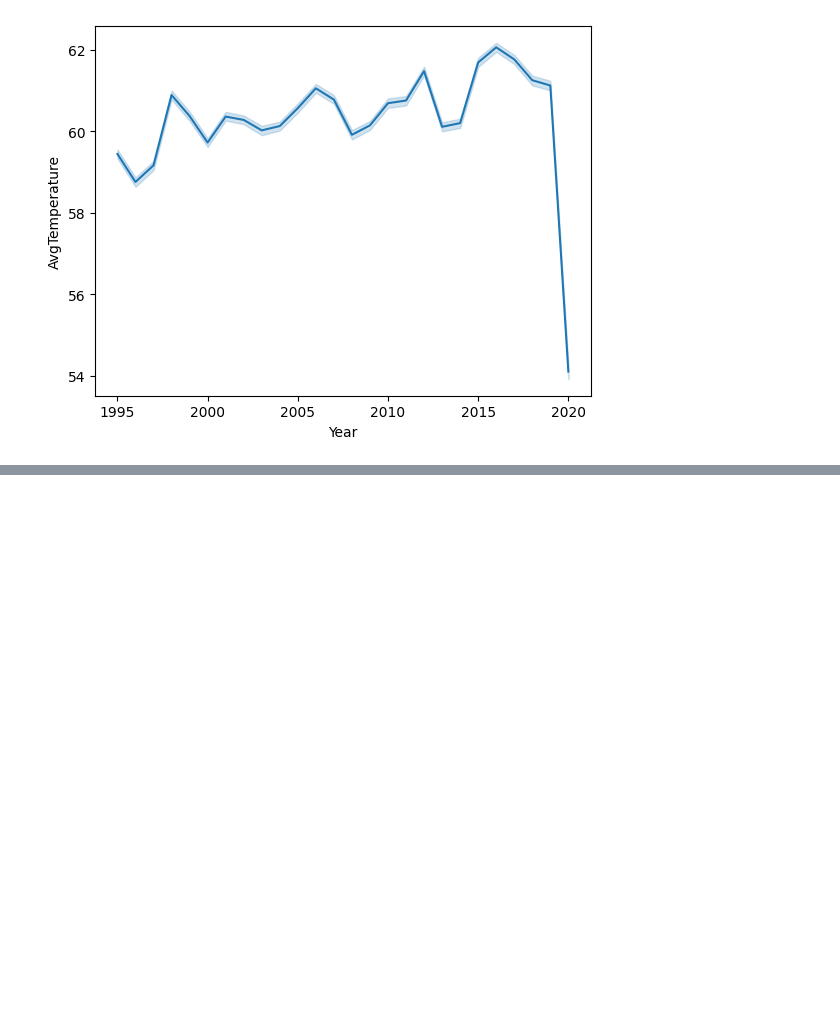
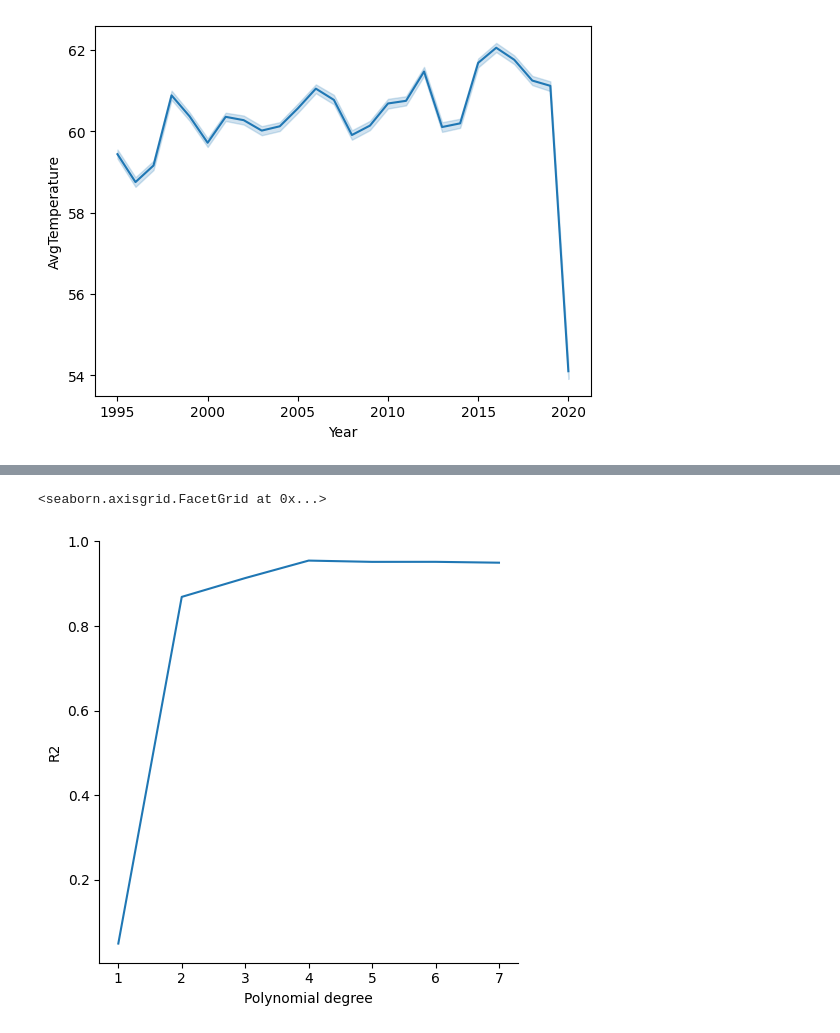
Before and after one commit to CSharpTeoMan911/TemperatureDataAnalysis, a Jupyter notebook: WeatherAnalysys.ipynb, the cells around one changed output, grey strips where cells are left out. Drawn from its saved outputs; the diff is of its cells as text; code cells hidden in the pictures; blank space fills up the shorter version.

```diff
--- a/WeatherAnalysys.ipynb
+++ b/WeatherAnalysys.ipynb
@@ -127,0 +188,9 @@ R2: 0.9536753134035971
+# %%
+#########################################################################################################
+# Visualisation of the R2 score progression in relation with the polynomial degree for the Global model #
+#########################################################################################################
+
+sb.relplot(data= g_r2_prog, x="Polynomial degree", y="R2", kind="line")
+# %% [output]
+<seaborn.axisgrid.FacetGrid at 0x...>
+[figure, added]
```
Also changed, not shown: parts of 9 cells of this notebook, 2 other files.
